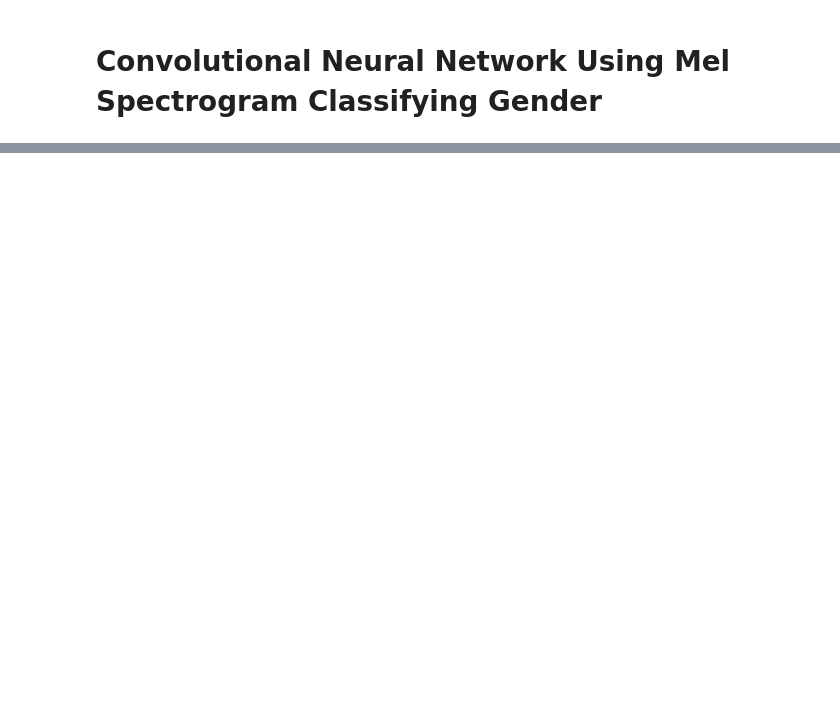
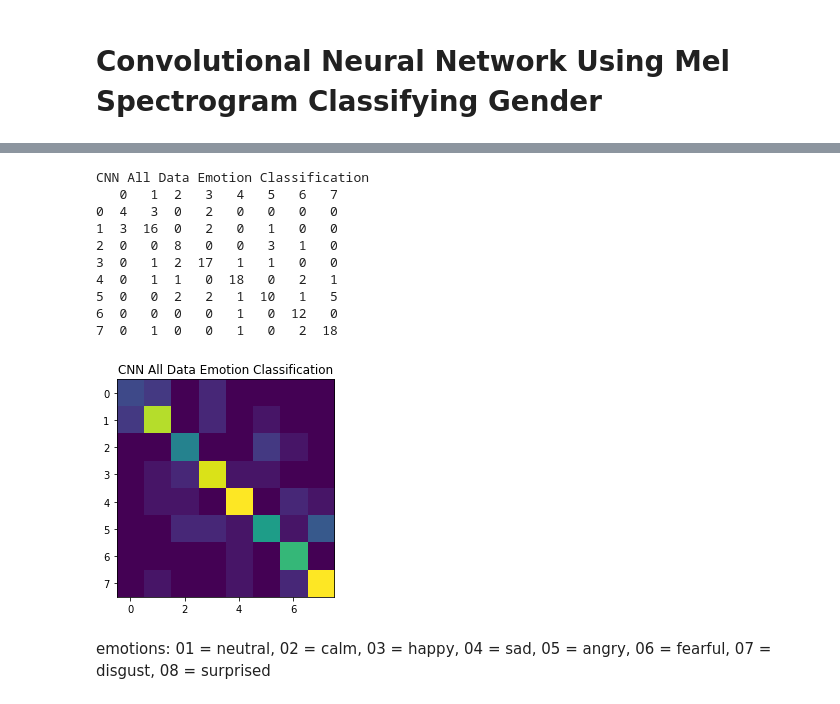
Before and after one commit to ebokelbe/CS254-Final-Project, a Jupyter notebook: convolutional_neural_network/emotion_classification_all_data.ipynb, the cells around one changed output, grey strips where cells are left out. Drawn from its saved outputs; the diff is of its cells as text; code cells hidden in the pictures; blank space fills up the shorter version.

```diff
--- a/convolutional_neural_network/emotion_classification_all_data.ipynb
+++ b/convolutional_neural_network/emotion_classification_all_data.ipynb
@@ -167,0 +173,37 @@ plt.show()
+# %%
+#Algorithm Evaluation
+cm = confusion_matrix(y_test.argmax(axis=1), y_pred.argmax(axis=1))
+print("CNN All Data Emotion Classification")
+df = pd.DataFrame(cm, columns=[y[0], y[4], y[12], y[20], y[28], y[36], y[44], y[52] ])
+print(df)
+
+#figure for confusion matrix
+cm = confusion_matrix(y_test.argmax(axis=1), y_pred.argmax(axis=1))
+plt.figure(figsize=(10,4))
+plt.imshow(cm)
+plt.title("CNN All Data Emotion Classification")
+plt.show()
+
+#precision function
+def precision(confmatrix):
+    # precision = tp/(tp+fp)
+    tp = np.diag(confmatrix)
+    fp = np.sum(confmatrix, axis=0) - tp
+    precision = np.mean(tp/(tp+fp))
+    return precision
+
+prec = precision(cm)
+# %% [output]
+CNN All Data Emotion Classification
+   0   1  2   3   4   5   6   7
+0  4   3  0   2   0   0   0   0
+1  3  16  0   2   0   1   0   0
+2  0   0  8   0   0   3   1   0
+3  0   1  2  17   1   1   0   0
+4  0   1  1   0  18   0   2   1
+5  0   0  2   2   1  10   1   5
+6  0   0  0   0   1   0  12   0
+7  0   1  0   0   1   0   2  18
+[figure, added]
+# %% [markdown]
+emotions: 01 = neutral, 02 = calm, 03 = happy, 04 = sad, 05 = angry, 06 = fearful, 07 = disgust, 08 = surprised
```
Also changed, not shown: parts of 4 cells of this notebook, 1 other file.
